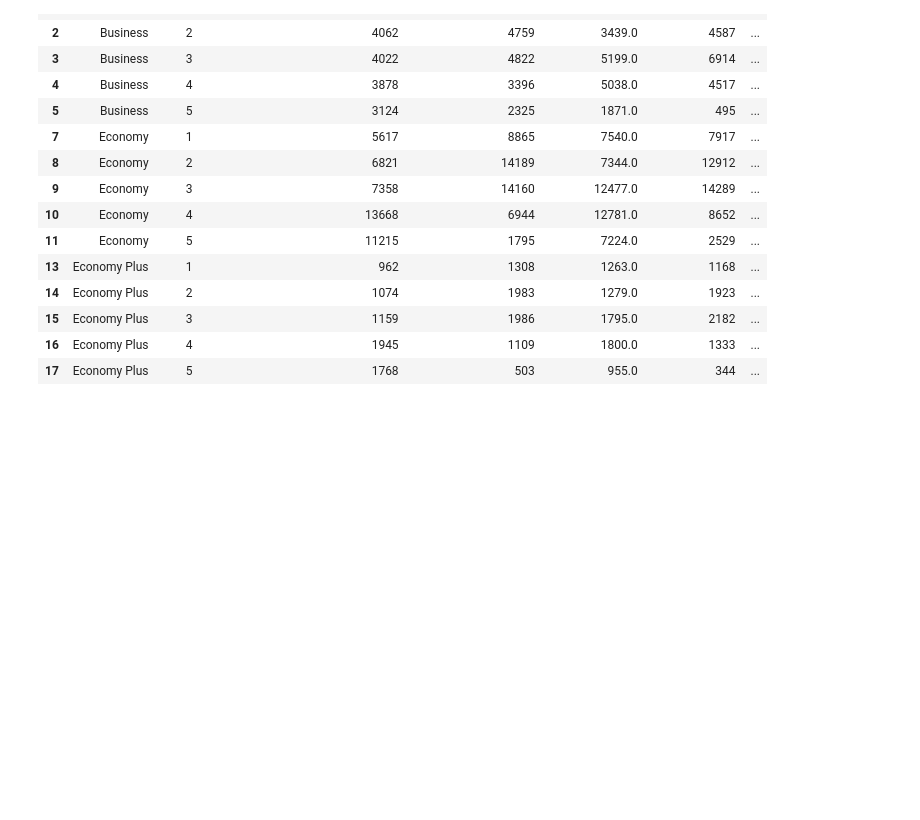
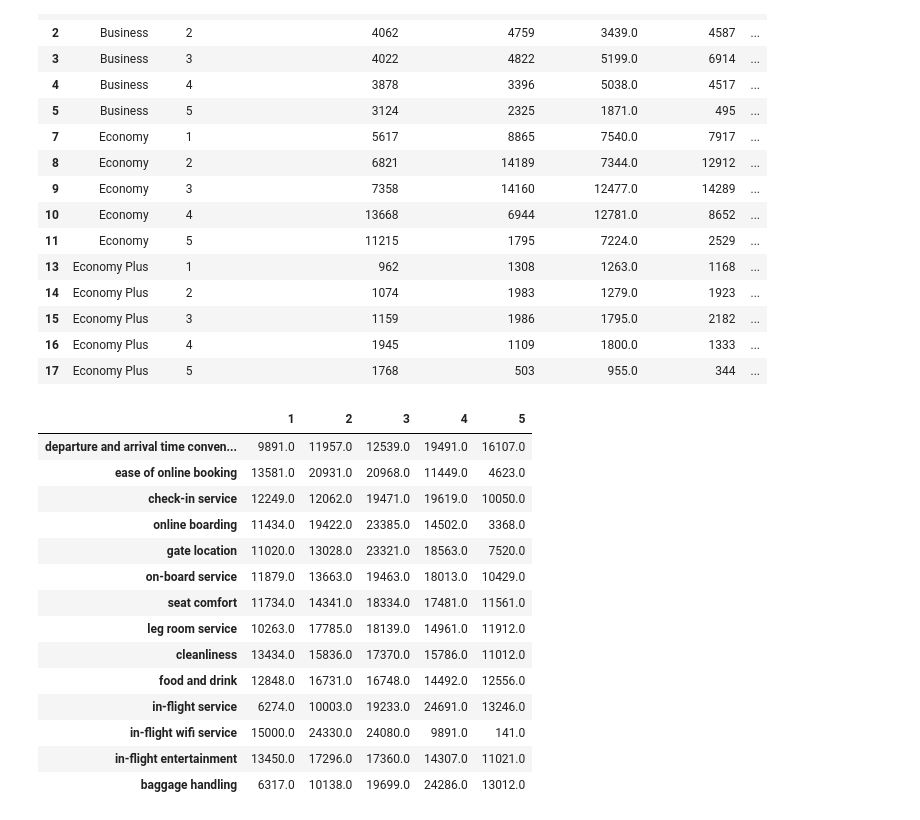
Before and after one commit to Coded123/Maven-Analytics-Airlines-Challenge, a Jupyter notebook: Maven_airline_data_analysis.ipynb, the cells around one changed output. Cells and saved outputs as stored; diff of their text form; code cells hidden in the pictures; blank space fills up the shorter version.

```diff
--- a/Maven_airline_data_analysis.ipynb
+++ b/Maven_airline_data_analysis.ipynb
@@ -272,3 +272,23 @@ heatmap
 | 15 | Economy Plus | 3 | 1159 | 1986 | 1795.0 | 2182 | ... |
 | 16 | Economy Plus | 4 | 1945 | 1109 | 1800.0 | 1333 | ... |
 | 17 | Economy Plus | 5 | 1768 | 503 | 955.0 | 344 | ... |
+# %%
+business_class = df['class'] = 'business'
+cropped_heatmap = df.groupby(['satisfaction', 'class']).agg({i:'value_counts' for i in df.columns[9:23]}).loc['Neutral or Dissatisfied'].replace(np.nan,0).iloc[1:6].droplevel(0).transpose().round(0)
+cropped_heatmap
+# %% [output]
+|  | 1 | 2 | 3 | 4 | 5 |
+| departure and arrival time conven... | 9891.0 | 11957.0 | 12539.0 | 19491.0 | 16107.0 |
+| ease of online booking | 13581.0 | 20931.0 | 20968.0 | 11449.0 | 4623.0 |
+| check-in service | 12249.0 | 12062.0 | 19471.0 | 19619.0 | 10050.0 |
+| online boarding | 11434.0 | 19422.0 | 23385.0 | 14502.0 | 3368.0 |
+| gate location | 11020.0 | 13028.0 | 23321.0 | 18563.0 | 7520.0 |
+| on-board service | 11879.0 | 13663.0 | 19463.0 | 18013.0 | 10429.0 |
+| seat comfort | 11734.0 | 14341.0 | 18334.0 | 17481.0 | 11561.0 |
+| leg room service | 10263.0 | 17785.0 | 18139.0 | 14961.0 | 11912.0 |
+| cleanliness | 13434.0 | 15836.0 | 17370.0 | 15786.0 | 11012.0 |
+| food and drink | 12848.0 | 16731.0 | 16748.0 | 14492.0 | 12556.0 |
+| in-flight service | 6274.0 | 10003.0 | 19233.0 | 24691.0 | 13246.0 |
+| in-flight wifi service | 15000.0 | 24330.0 | 24080.0 | 9891.0 | 141.0 |
+| in-flight entertainment | 13450.0 | 17296.0 | 17360.0 | 14307.0 | 11021.0 |
+| baggage handling | 6317.0 | 10138.0 | 19699.0 | 24286.0 | 13012.0 |
```
Also changed, not shown: parts of 4 cells of this notebook.
